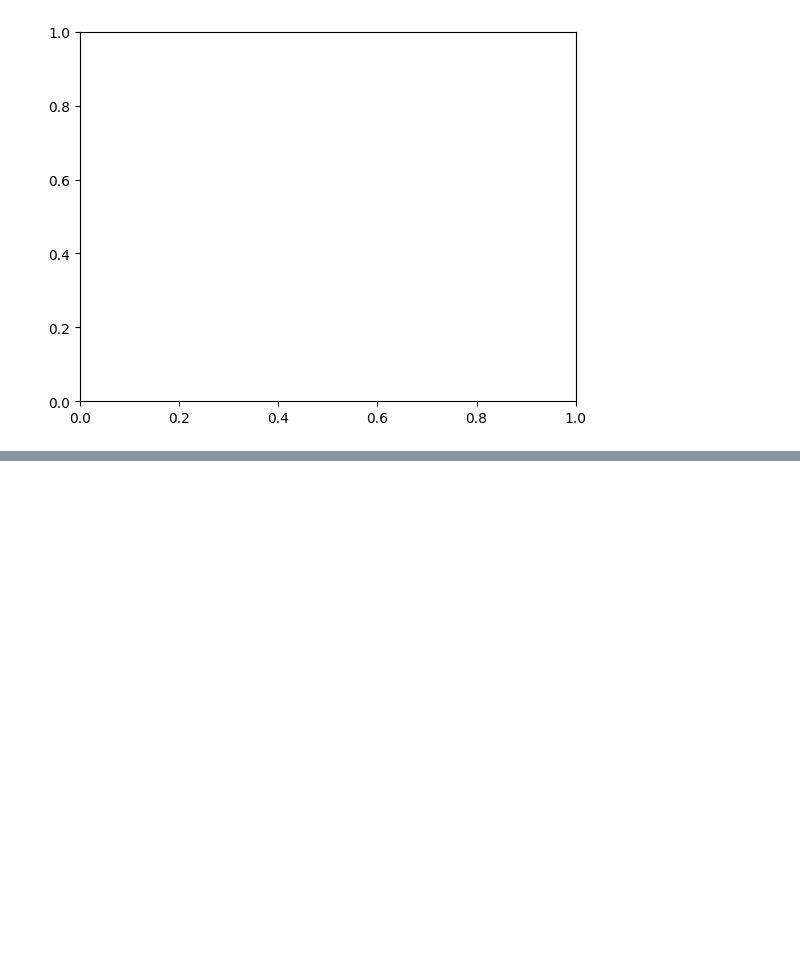
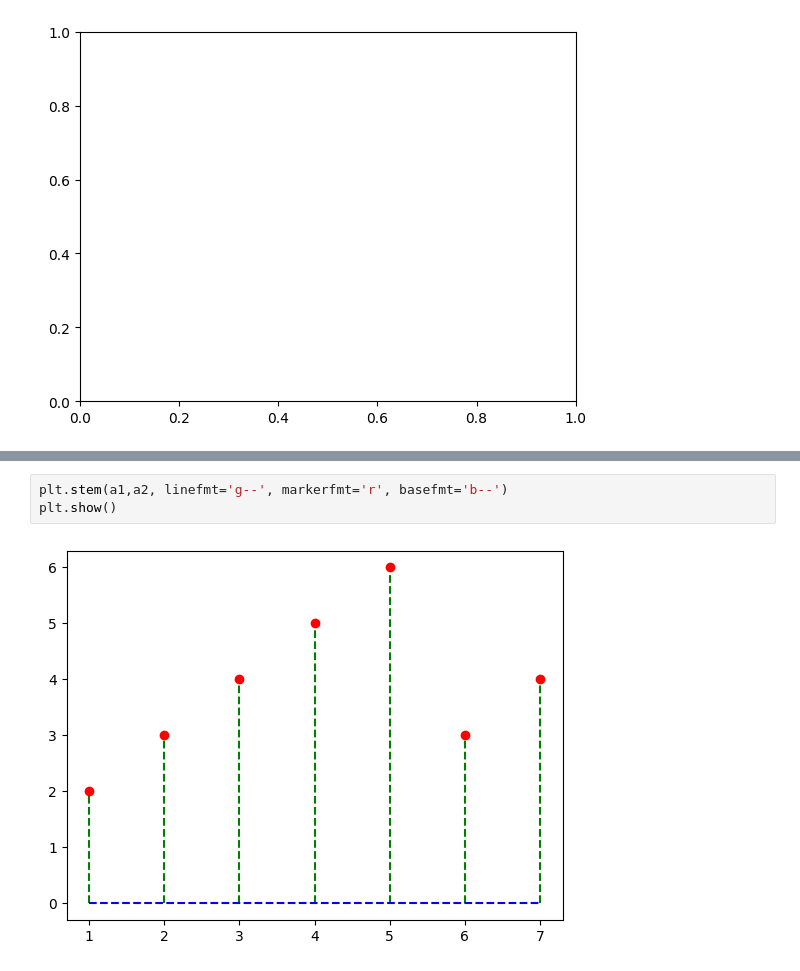
Before and after one commit to Itx-Psycho0/MY-Skills, a Jupyter notebook: SCRIPTING_LANGUAGES/Python/day19.ipynb, the cells around one changed output, grey strips where cells are left out. Cells and saved outputs as stored; diff of their text form; blank space fills up the shorter version.

```diff
--- a/SCRIPTING_LANGUAGES/Python/day19.ipynb
+++ b/SCRIPTING_LANGUAGES/Python/day19.ipynb
@@ -182,0 +192,5 @@ if __name__ == "__main__":
+# %%
+plt.stem(a1,a2, linefmt='g--', markerfmt='r', basefmt='b--')
+plt.show()
+# %% [output]
+[figure, added]
```
Also changed, not shown: parts of 3 cells of this notebook, 1 other file.
